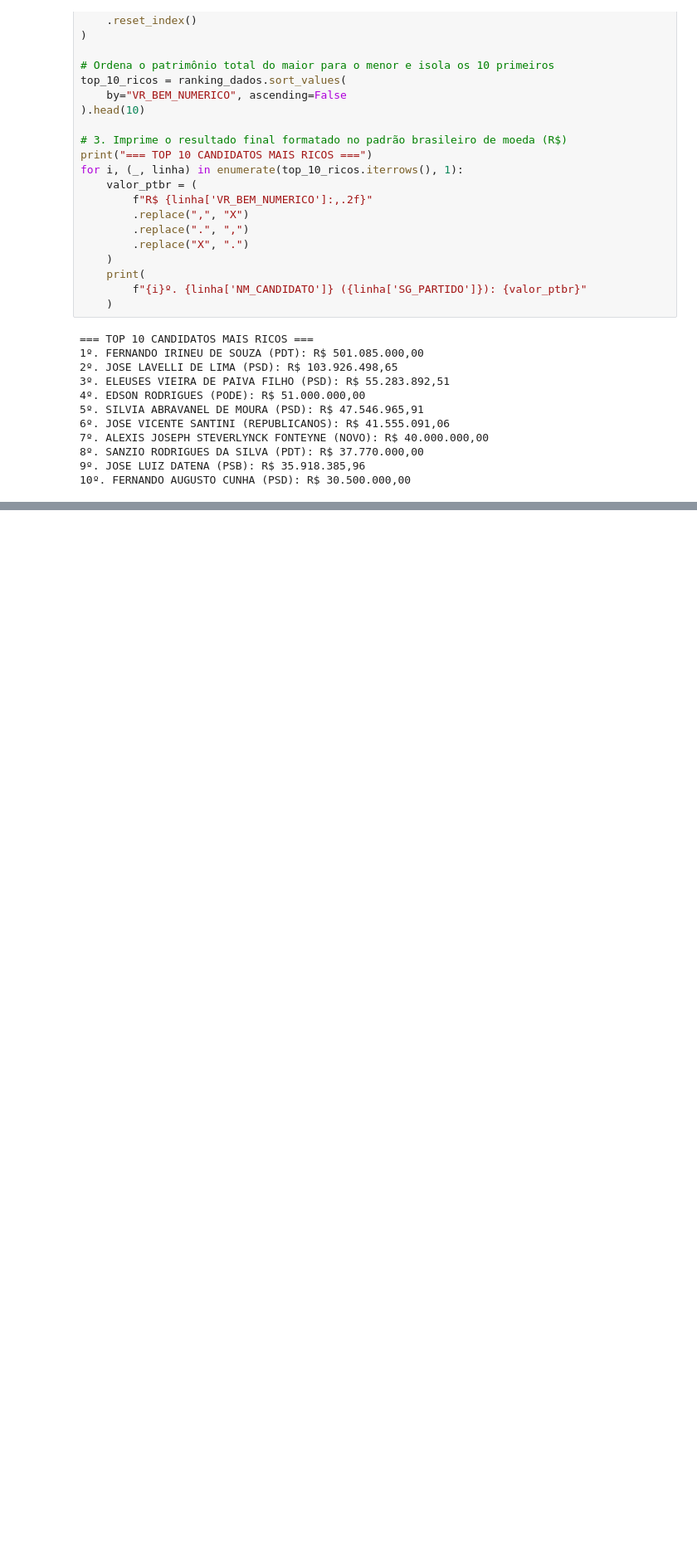
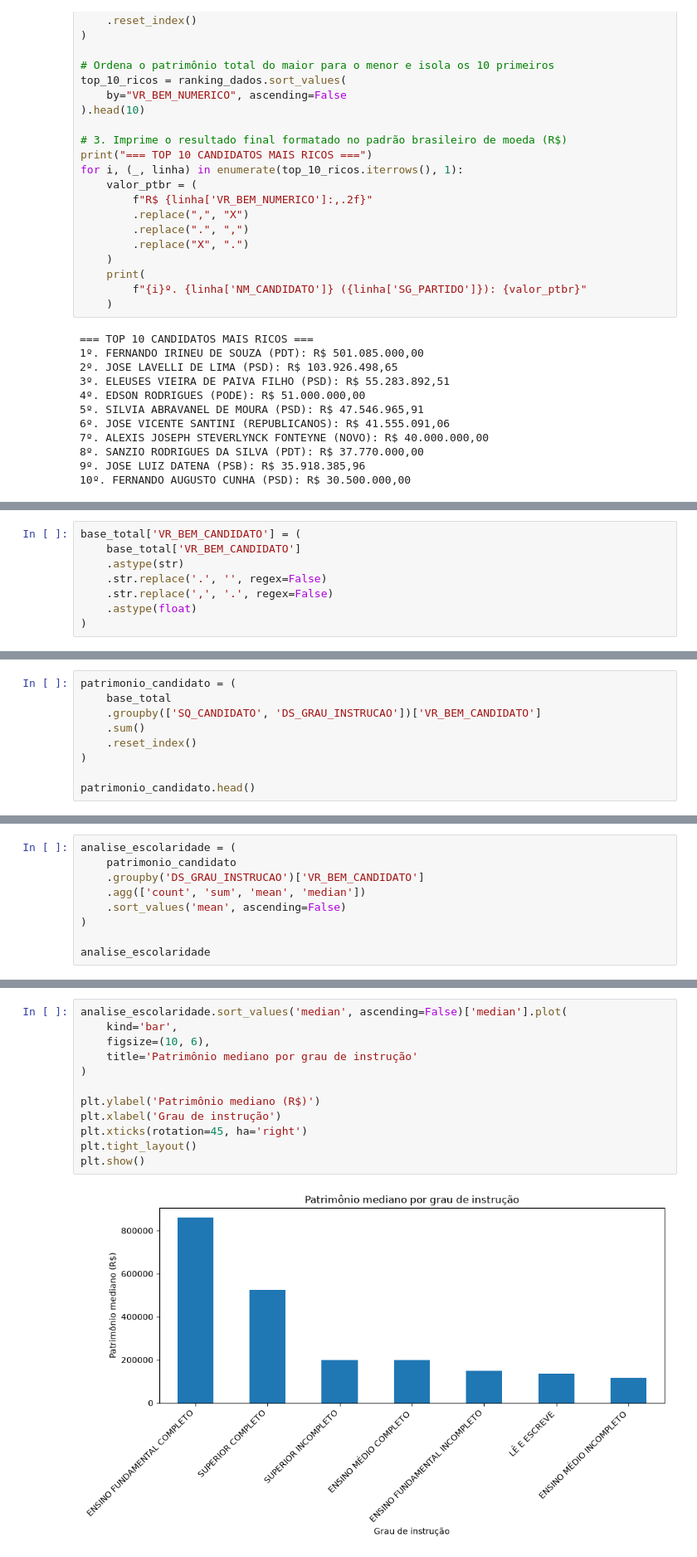
Before and after one commit to AraujoKienzle/Atividade-ADA-08-2026-Prof-Leonardo, a Jupyter notebook: projeto_08_2026.ipynb, the cells around one changed output, grey strips where cells are left out. Shown at 83% size. Cells and saved outputs as stored; diff of their text form; blank space fills up the shorter version.

Commit message:
feat: adiciona análises de patrimônio por perfil dos candidatos

```diff
--- a/projeto_08_2026.ipynb
+++ b/projeto_08_2026.ipynb
@@ -383,0 +455,8 @@ for i, (_, linha) in enumerate(top_10_ricos.iterrows(), 1):
+# %%
+base_total['VR_BEM_CANDIDATO'] = (
+    base_total['VR_BEM_CANDIDATO']
+    .astype(str)
+    .str.replace('.', '', regex=False)
+    .str.replace(',', '.', regex=False)
+    .astype(float)
+)
@@ -383,0 +467,9 @@ for i, (_, linha) in enumerate(top_10_ricos.iterrows(), 1):
+# %%
+patrimonio_candidato = (
+    base_total
+    .groupby(['SQ_CANDIDATO', 'DS_GRAU_INSTRUCAO'])['VR_BEM_CANDIDATO']
+    .sum()
+    .reset_index()
+)
+
+patrimonio_candidato.head()
@@ -383,0 +483,9 @@ for i, (_, linha) in enumerate(top_10_ricos.iterrows(), 1):
+# %%
+analise_escolaridade = (
+    patrimonio_candidato
+    .groupby('DS_GRAU_INSTRUCAO')['VR_BEM_CANDIDATO']
+    .agg(['count', 'sum', 'mean', 'median'])
+    .sort_values('mean', ascending=False)
+)
+
+analise_escolaridade
@@ -383,0 +502,14 @@ for i, (_, linha) in enumerate(top_10_ricos.iterrows(), 1):
+# %%
+analise_escolaridade.sort_values('median', ascending=False)['median'].plot(
+    kind='bar',
+    figsize=(10, 6),
+    title='Patrimônio mediano por grau de instrução'
+)
+
+plt.ylabel('Patrimônio mediano (R$)')
+plt.xlabel('Grau de instrução')
+plt.xticks(rotation=45, ha='right')
+plt.tight_layout()
+plt.show()
+# %% [output]
+[figure, added]
```
Also changed, not shown: parts of 20 cells of this notebook.
